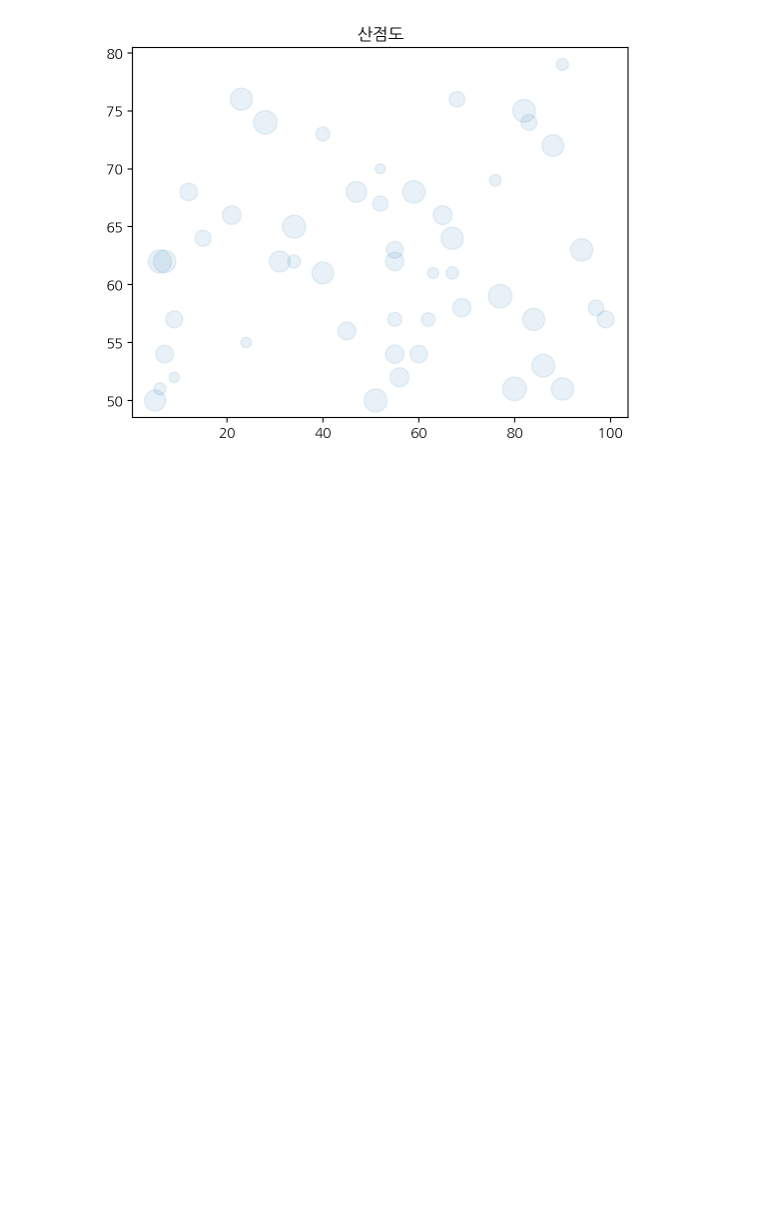
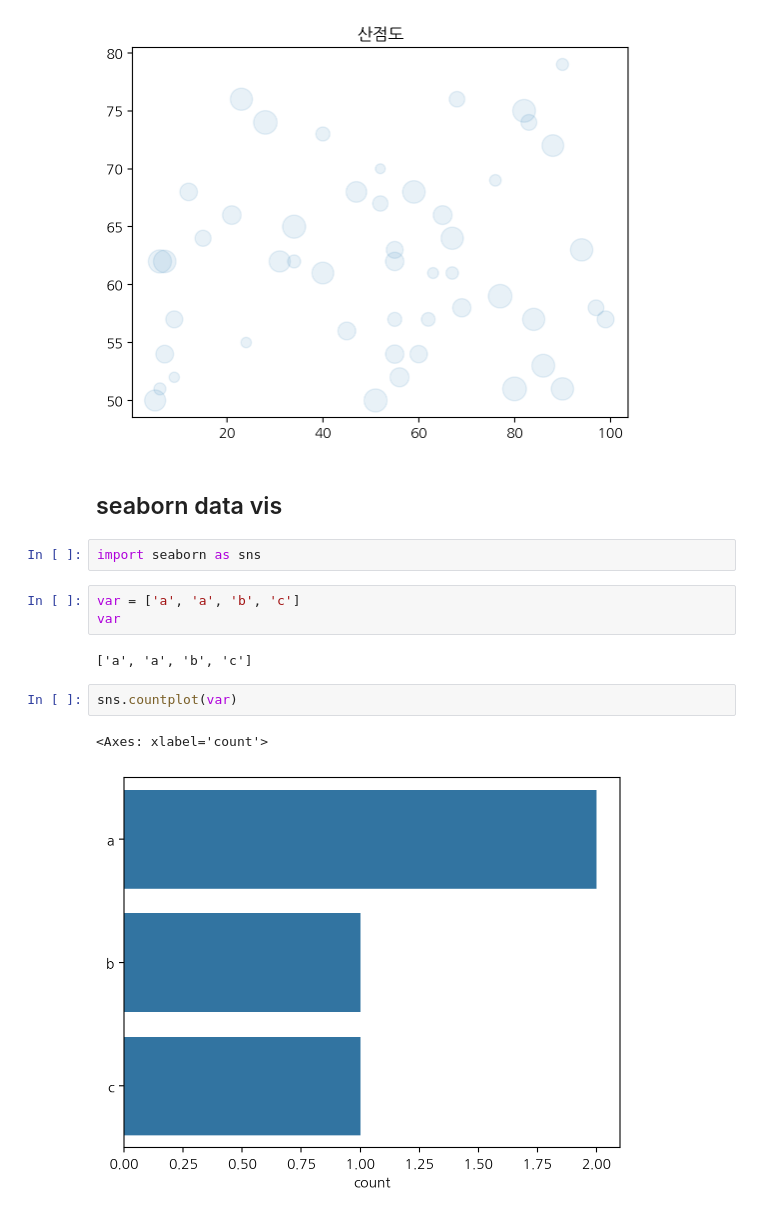
Before and after one commit to skyflown/2024-1-my-BDA, a Jupyter notebook: inclass/01w_0311_mon_bigdata_basic.ipynb, the cells around one changed output. Drawn from its saved outputs; the diff is of its cells as text; blank space fills up the shorter version.

```diff
--- a/inclass/01w_0311_mon_bigdata_basic.ipynb
+++ b/inclass/01w_0311_mon_bigdata_basic.ipynb
@@ -80,3 +80,17 @@ plt.title('산점도')
 # %% [output]
 Text(0.5, 1.0, '산점도')
 [figure]
+# %% [markdown]
+## seaborn data vis
+# %%
+import seaborn as sns
+# %%
+var = ['a', 'a', 'b', 'c']
+var
+# %% [output]
+['a', 'a', 'b', 'c']
+# %%
+sns.countplot(var)
+# %% [output]
+<Axes: xlabel='count'>
+[figure, added]
```
Also changed, not shown: parts of 3 cells of this notebook.
